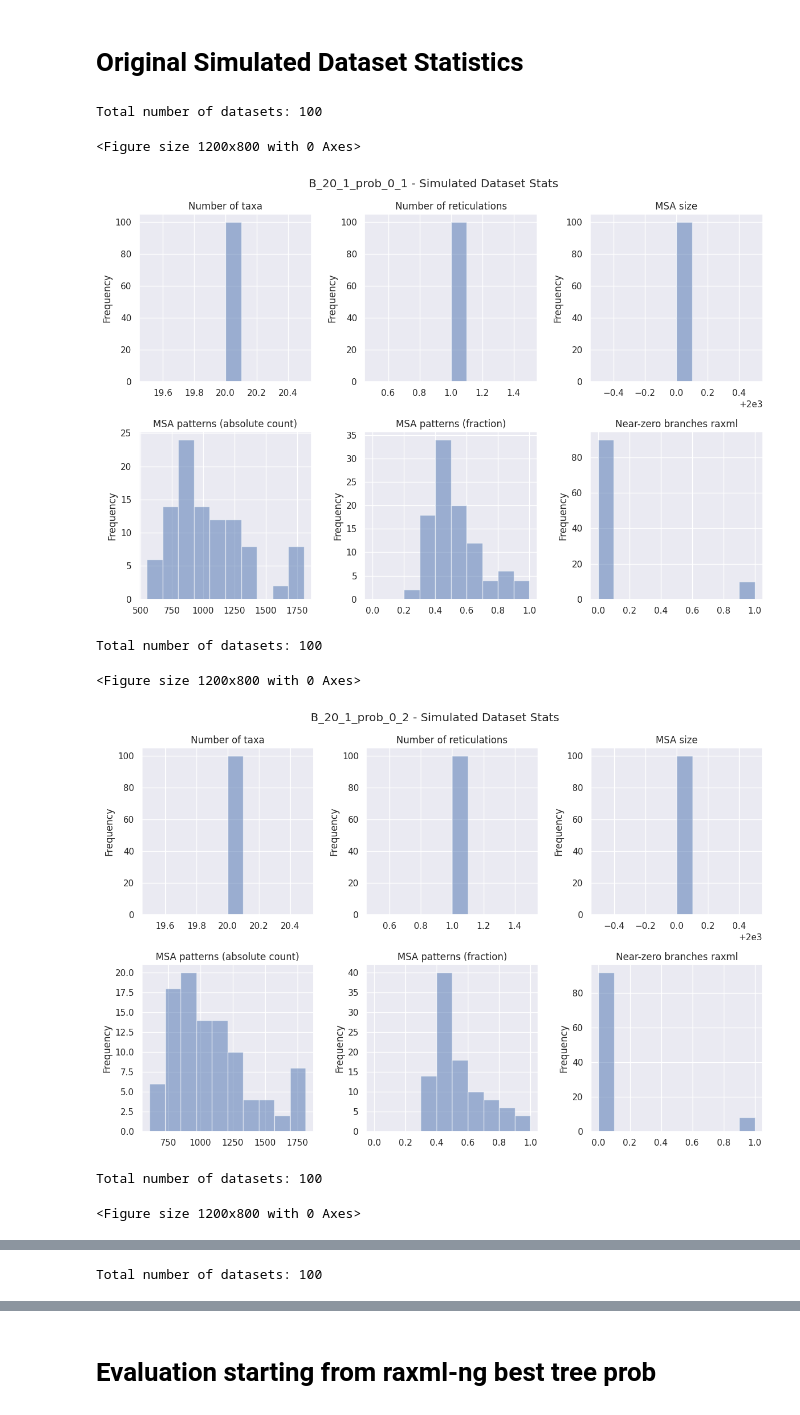
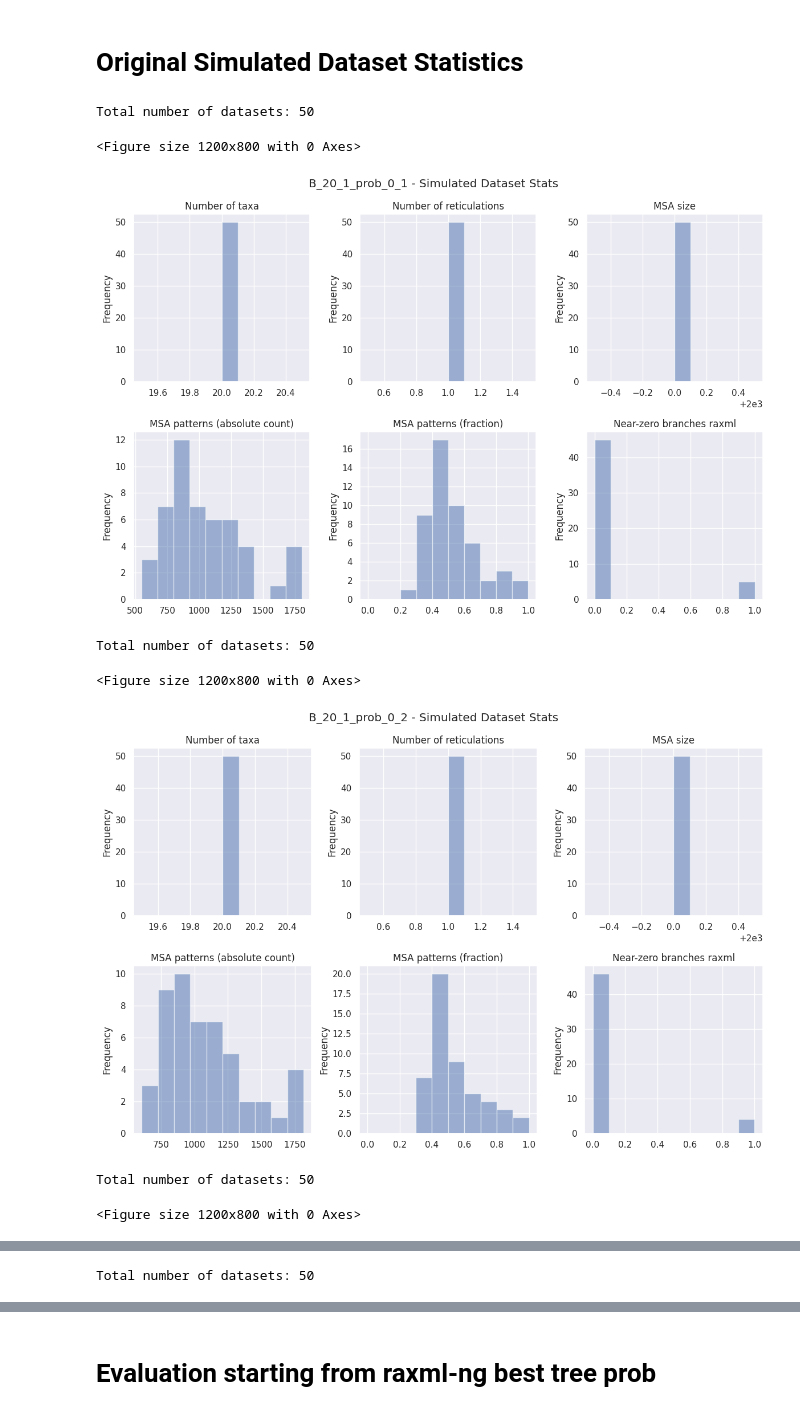
Before and after one commit to lutteropp/NetRAX, a Jupyter notebook: experiments/evaluation_for_paper/report_notebook_b.ipynb, the cells around one changed output, grey strips where cells are left out. Cells and saved outputs as stored; diff of their text form; code cells hidden in the pictures.

```diff
--- a/experiments/evaluation_for_paper/report_notebook_b.ipynb
+++ b/experiments/evaluation_for_paper/report_notebook_b.ipynb
@@ -9,12 +9,9 @@ plt.rcParams['figure.dpi'] = 100 # 200 e.g. is really fine, but slower
 Select the dataset name to evaluate:
 # %%
 result_files = [
-    "B_20_1_results.csv",
-    "C_20_1_results.csv",
-    "D_scramble_results.csv",
-    "E_psize_results.csv"
+    "B_20_1_results.csv"
 ]
-#indices go from 0 to 3
+#indices go from 0 to 1
 
 filename = result_files[0]
 # %%
@@ -70,17 +67,17 @@ Index(['name', 'n_taxa', 'n_trees', 'n_reticulations', 'msa_size',
 # %% [markdown]
 # Original Simulated Dataset Statistics
 # %%
-show_stats(filename + "_prob_0_1", df_prob_0_1)
-show_stats(filename + "_prob_0_2", df_prob_0_2)
-show_stats(filename + "_prob_0_3", df_prob_0_3)
-show_stats(filename + "_prob_0_4", df_prob_0_4)
-show_stats(filename + "_prob_0_5", df_prob_0_5)
+show_stats(filename + "_prob_0_1", df_prob_0_1.query('likelihood_type == "AVERAGE"'))
+show_stats(filename + "_prob_0_2", df_prob_0_2.query('likelihood_type == "AVERAGE"'))
+show_stats(filename + "_prob_0_3", df_prob_0_3.query('likelihood_type == "AVERAGE"'))
+show_stats(filename + "_prob_0_4", df_prob_0_4.query('likelihood_type == "AVERAGE"'))
+show_stats(filename + "_prob_0_5", df_prob_0_5.query('likelihood_type == "AVERAGE"'))
 # %% [output]
-Total number of datasets: 100
+Total number of datasets: 50
 <Figure size 1200x800 with 0 Axes>
-[figure, old version]
+[figure, new version]
-Total number of datasets: 100
+Total number of datasets: 50
 <Figure size 1200x800 with 0 Axes>
-[figure, old version]
+[figure, new version]
-Total number of datasets: 100
+Total number of datasets: 50
 <Figure size 1200x800 with 0 Axes>
@@ -88,2 +85,2 @@ Total number of datasets: 100
-Total number of datasets: 100
+Total number of datasets: 50
 <Figure size 1200x800 with 0 Axes>
```
Also changed, not shown: parts of 4 cells of this notebook.
